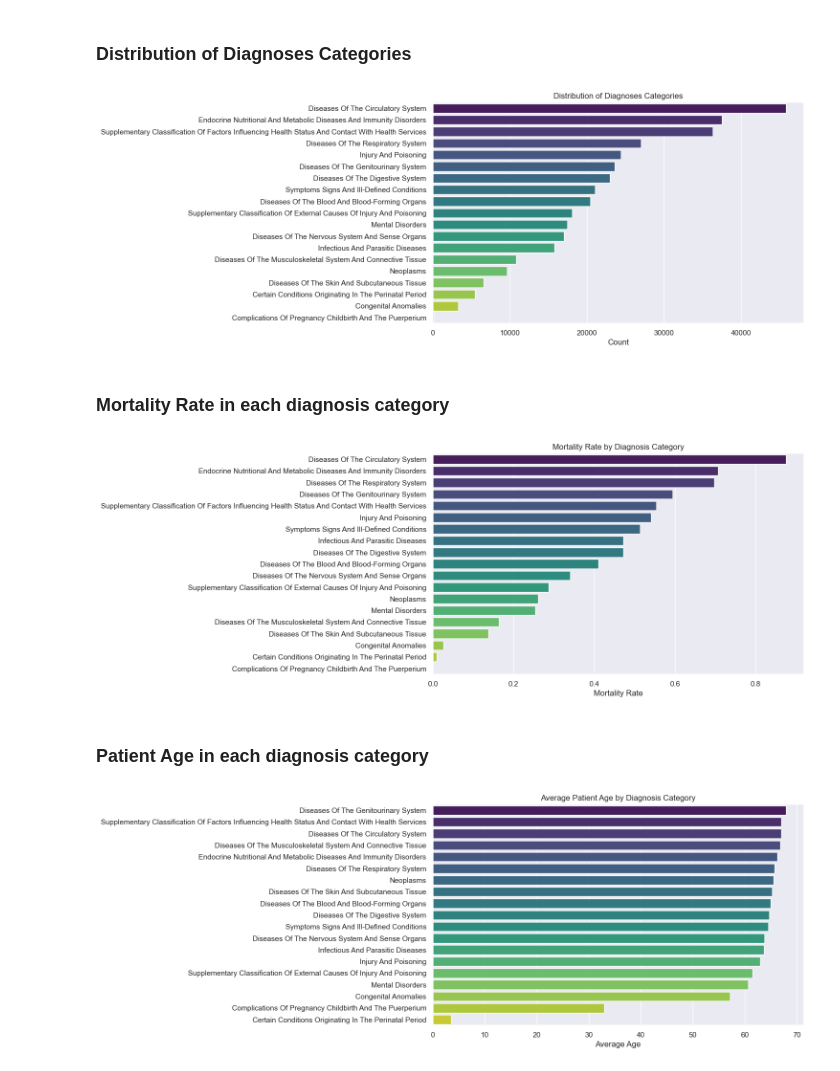
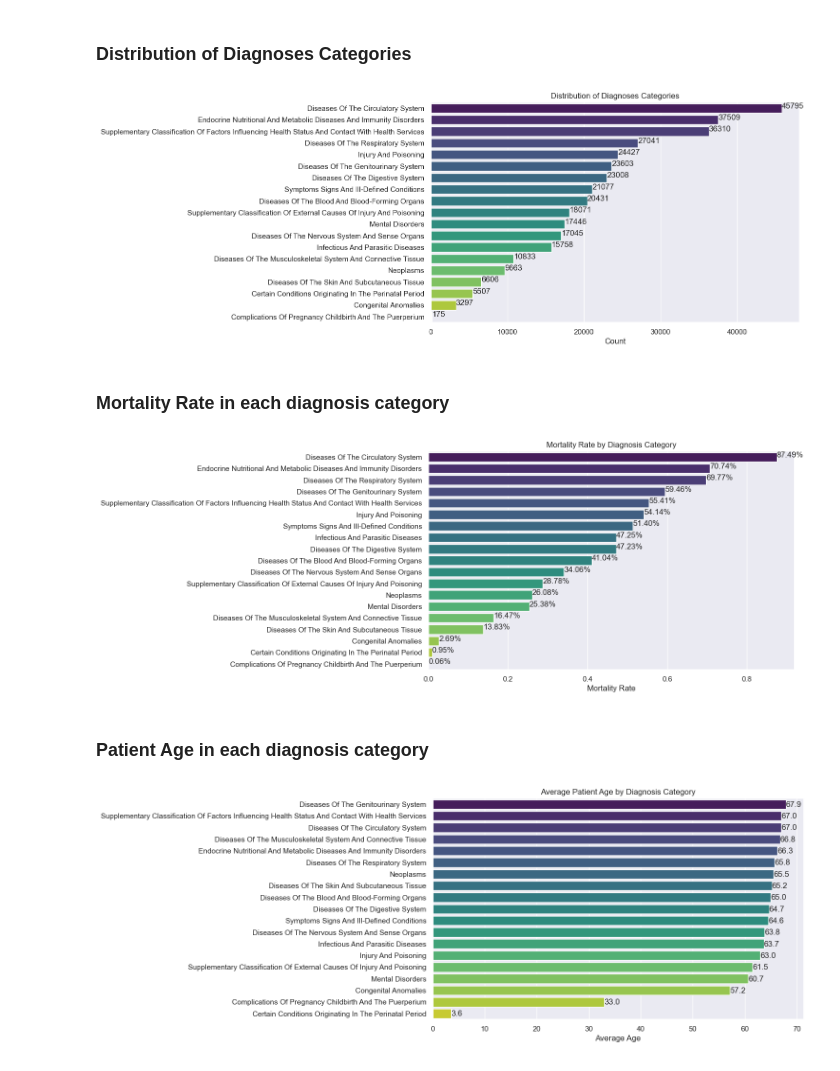
Before and after one commit to drama-404/FuzzyMedNet, a Jupyter notebook: data_viz/02_diagnoses.ipynb, the cells around one changed output. Drawn from its saved outputs; the diff is of its cells as text; code cells hidden in the pictures.

```diff
--- a/data_viz/02_diagnoses.ipynb
+++ b/data_viz/02_diagnoses.ipynb
@@ -70,7 +73,7 @@ diagnoses.head()
 icd_categories = list(process_diagnoses.get_categories().keys())
 
 # Get the patient stay data
-df = pd.read_csv('../dataset/patient_stay_data.csv')
+df = pd.read_csv(f'{dataset_path}patient_stay_data.csv')
 
 # For each category create a new column in the admissions dataframe
 for category in icd_categories:
@@ -90,30 +93,51 @@ df.head()
 # %% [markdown]
 ### Distribution of Diagnoses Categories
 # %%
-# Get diagnosis category column names
-
 # Calculate the sum for each diagnosis category
 diagnosis_counts = df[icd_categories].sum().sort_values(ascending=False)
 
+# Calculate the total count
+total_count = diagnosis_counts.sum()
+
 sns.set(style="darkgrid")
 plt.figure(figsize=(10,6))
-sns.barplot(y=diagnosis_counts.index, x=diagnosis_counts.values, palette="viridis")
+ax = sns.barplot(y=diagnosis_counts.index, x=diagnosis_counts.values, palette="viridis")
+
+# Add the percentage of category count / total count at the top of each bar
+for p in ax.patches:
+    width = p.get_width()
+    ax.text(width,
+            p.get_y() + p.get_height() / 2,
+            '{}'.format(int(width)),
+            ha="left")
+
 plt.title('Distribution of Diagnoses Categories')
 plt.xlabel('Count')
+plt.savefig(f'{img_path}01_Distribution of Diagnoses Categories.png')
 plt.show()
 # %% [output]
-[figure, old version]
+[figure, new version]
 # %% [markdown]
 ### Mortality Rate in each diagnosis category
 # %%
 mortality_rates = df[df['hospital_expire_flag'] == 1][icd_categories].mean().sort_values(ascending=False)
 plt.figure(figsize=(10,6))
-sns.barplot(y=mortality_rates.index, x=mortality_rates.values, palette="viridis")
+ax = sns.barplot(y=mortality_rates.index, x=mortality_rates.values, palette="viridis")
+
+# Add the percentage of mortality rate at the top of each bar
+for p in ax.patches:
+    width = p.get_width()
+    ax.text(width,
+            p.get_y() + p.get_height() / 2,
+            '{:1.2f}%'.format(width * 100),
+            ha="left")
+
 plt.title('Mortality Rate by Diagnosis Category')
 plt.xlabel('Mortality Rate')
+plt.savefig(f'{img_path}02_Mortality Rate by Diagnosis Category.png')
 plt.show()
 # %% [output]
-[figure, old version]
+[figure, new version]
 # %% [markdown]
 ### Patient Age in each diagnosis category
 # %%
@@ -123,10 +147,19 @@ avg_age = df[icd_categories].multiply(df['age_at_admission'], axis="index").repl
 avg_age = avg_age.sort_values(ascending=False)
 
 plt.figure(figsize=(10,6))
-sns.barplot(y=avg_age.index, x=avg_age.values, palette="viridis")
+ax = sns.barplot(y=avg_age.index, x=avg_age.values, palette="viridis")
+
+for p in ax.patches:
+    width = p.get_width()
+    ax.text(width,
+            p.get_y() + p.get_height() / 1.3,
+            '{:.1f}'.format(width),
+            ha="left")
+
 plt.title('Average Patient Age by Diagnosis Category')
 plt.xlabel('Average Age')
+plt.savefig(f'{img_path}03_Average Age by Diagnosis Category.png')
 plt.show()
 # %% [output]
-[figure, old version]
+[figure, new version]
 # %%
```
Also changed, not shown: parts of 2 cells of this notebook, 38 other files.
